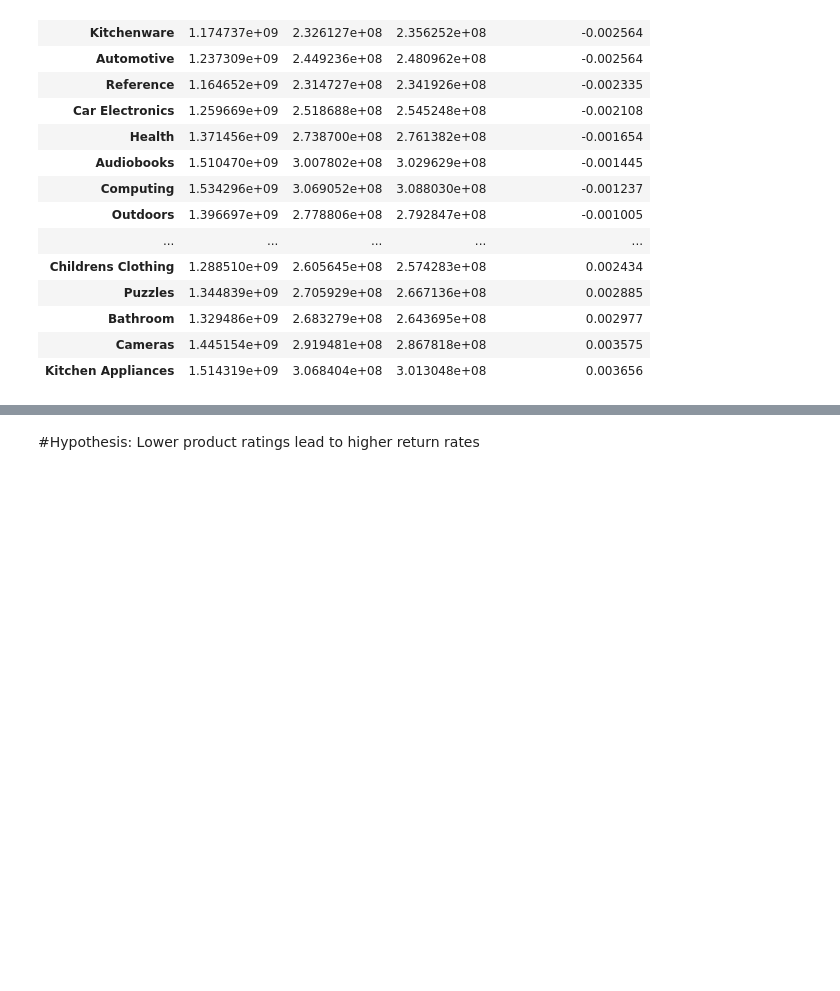
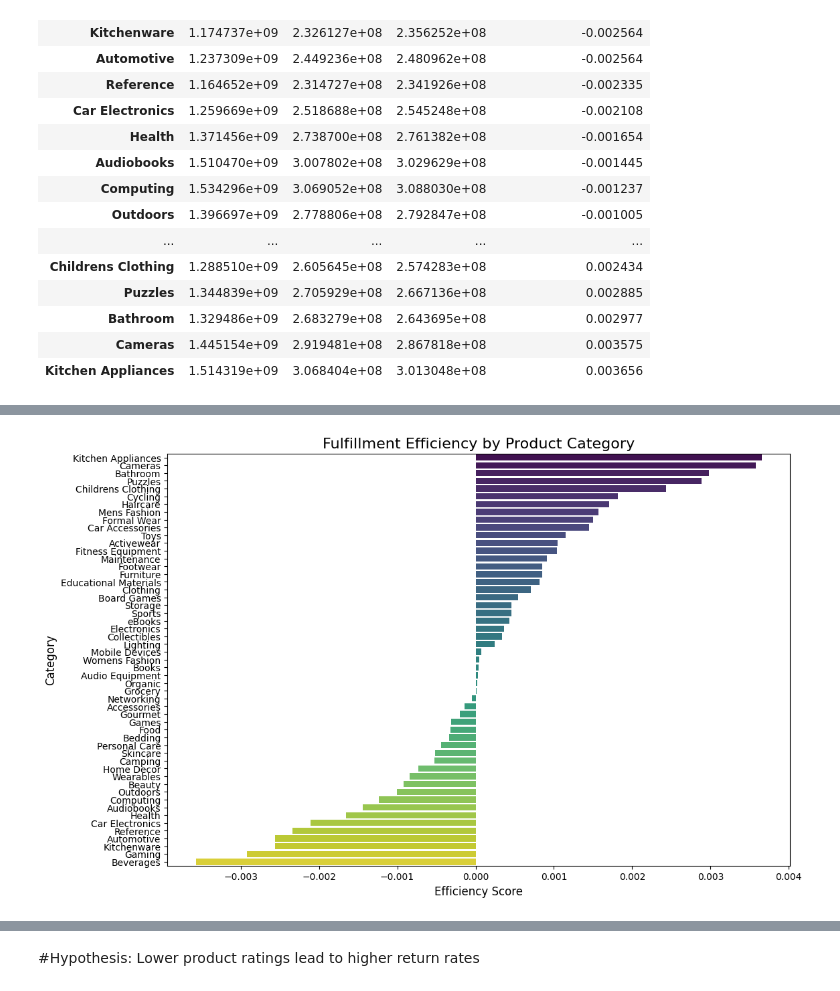
Before and after one commit to rishavvashisht823/Amazon, a Jupyter notebook: chapter_appendix-tools-for-deep-learning/jupyter.ipynb, the cells around one changed output, grey strips where cells are left out. Cells and saved outputs as stored; diff of their text form; code cells hidden in the pictures; blank space fills up the shorter version.

```diff
--- a/chapter_appendix-tools-for-deep-learning/jupyter.ipynb
+++ b/chapter_appendix-tools-for-deep-learning/jupyter.ipynb
@@ -285,0 +379,14 @@ Several categories above show negative fulfillment efficiency due to return volu
+# %%
+# Assuming you have a dataframe named 'category_summary' from your analysis
+# Sort values for better visualization
+category_viz = category_summary.sort_values('Fulfillment_Efficiency', ascending=False)
+
+plt.figure(figsize=(12, 8))
+sns.barplot(x='Fulfillment_Efficiency', y=category_viz.index, hue=category_viz.index, data=category_viz, palette='viridis', legend=False)
+
+plt.title('Fulfillment Efficiency by Product Category', fontsize=16)
+plt.xlabel('Efficiency Score', fontsize=12)
+plt.ylabel('Category', fontsize=12)
+plt.show()
+# %% [output]
+[figure, added]
```
Also changed, not shown: parts of 23 cells of this notebook.
